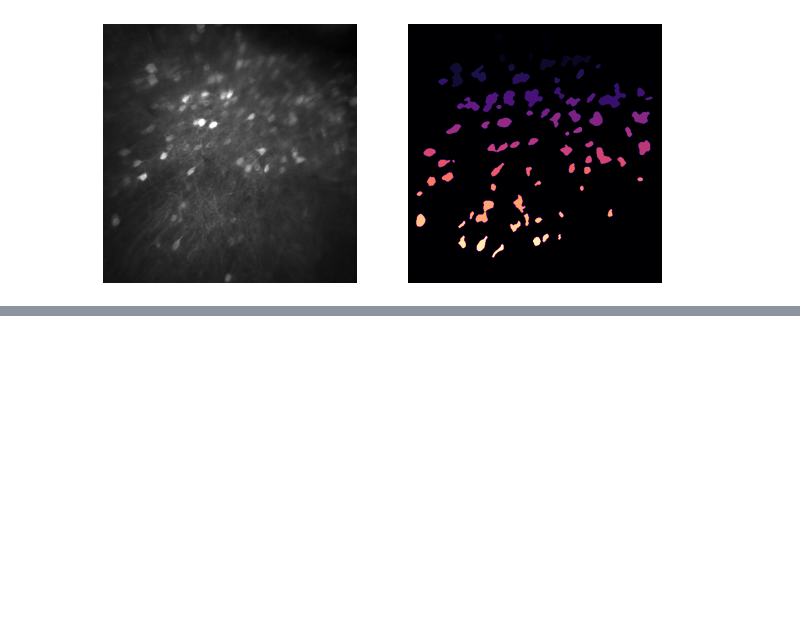
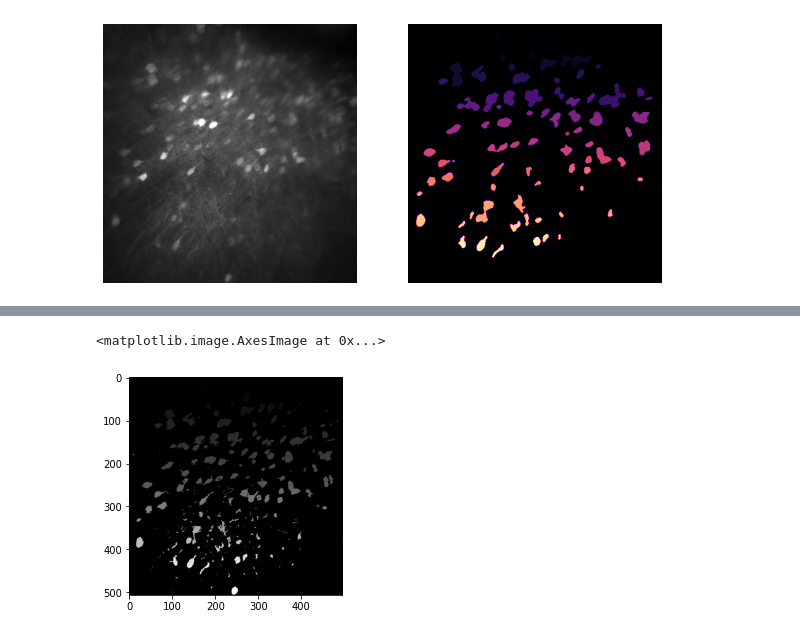
Before and after one commit to mmgrayCHEME599/CHEME599_Brain, a Jupyter notebook: Segmentation_Workflow.ipynb, the cells around one changed output, grey strips where cells are left out. Drawn from its saved outputs; the diff is of its cells as text; code cells hidden in the pictures; blank space fills up the shorter version.

```diff
--- a/Segmentation_Workflow.ipynb
+++ b/Segmentation_Workflow.ipynb
@@ -138,0 +164,17 @@ axes[1].axis('off')
+# %%
+from skimage.morphology import watershed
+from skimage.feature import peak_local_max
+from scipy import ndimage
+im3=im_us>60
+distance = ndimage.distance_transform_edt(im3)#
+#local_maxi = is_local_maximum(distance, image, np.ones((3, 3)))
+#markers = ndimage.label(local_maxi)[0]
+#labels = watershed(-distance, markers, mask=image)
+localMax = peak_local_max(distance, indices=False, min_distance=10)
+markers = ndimage.label(localMax)[0]
+labels = watershed(-distance, markers, mask=im3)
+
+plt.imshow(labels, cmap='gray')
+# %% [output]
+<matplotlib.image.AxesImage at 0x...>
+[figure, added]
```
Also changed, not shown: parts of 5 cells of this notebook.
